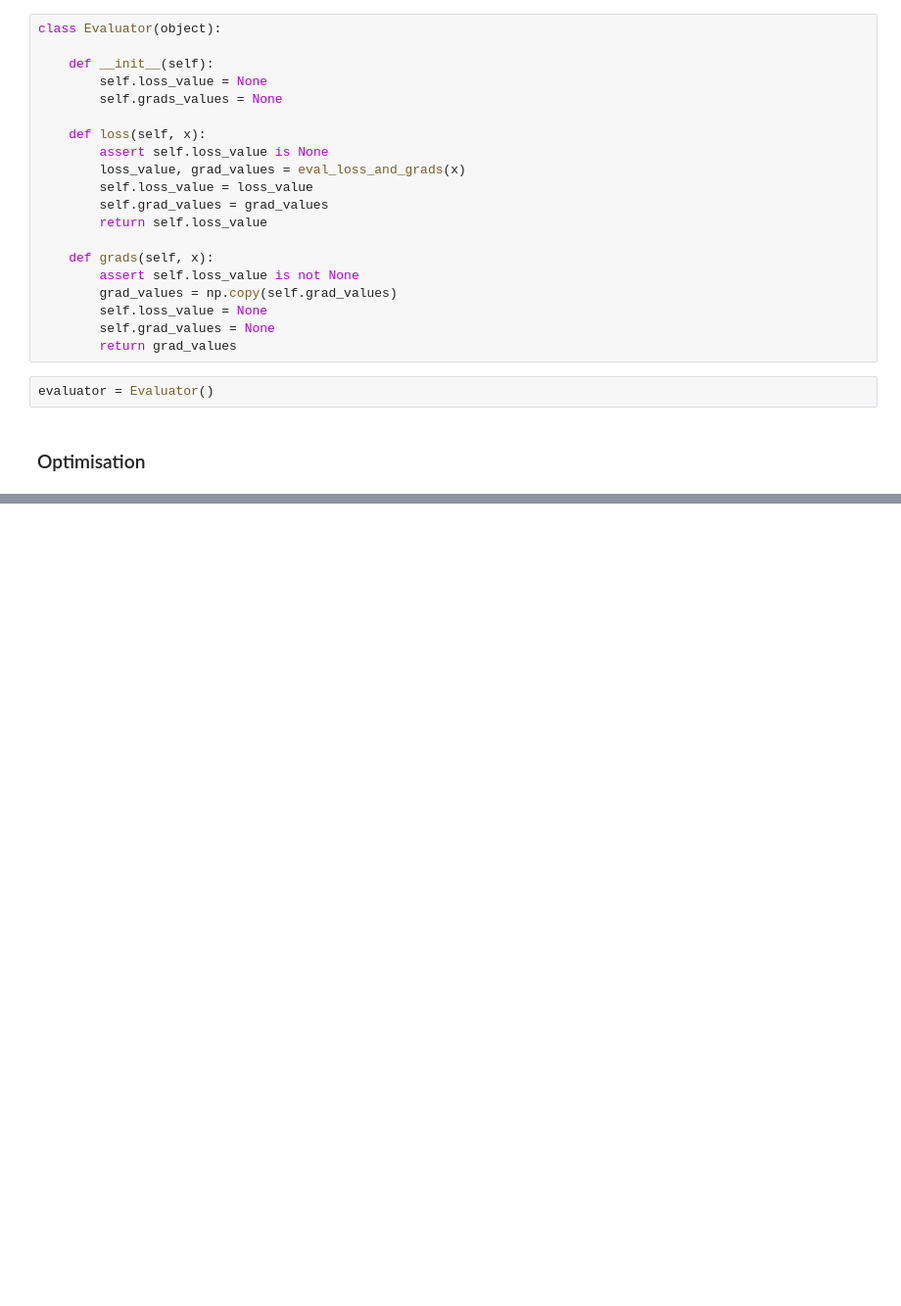
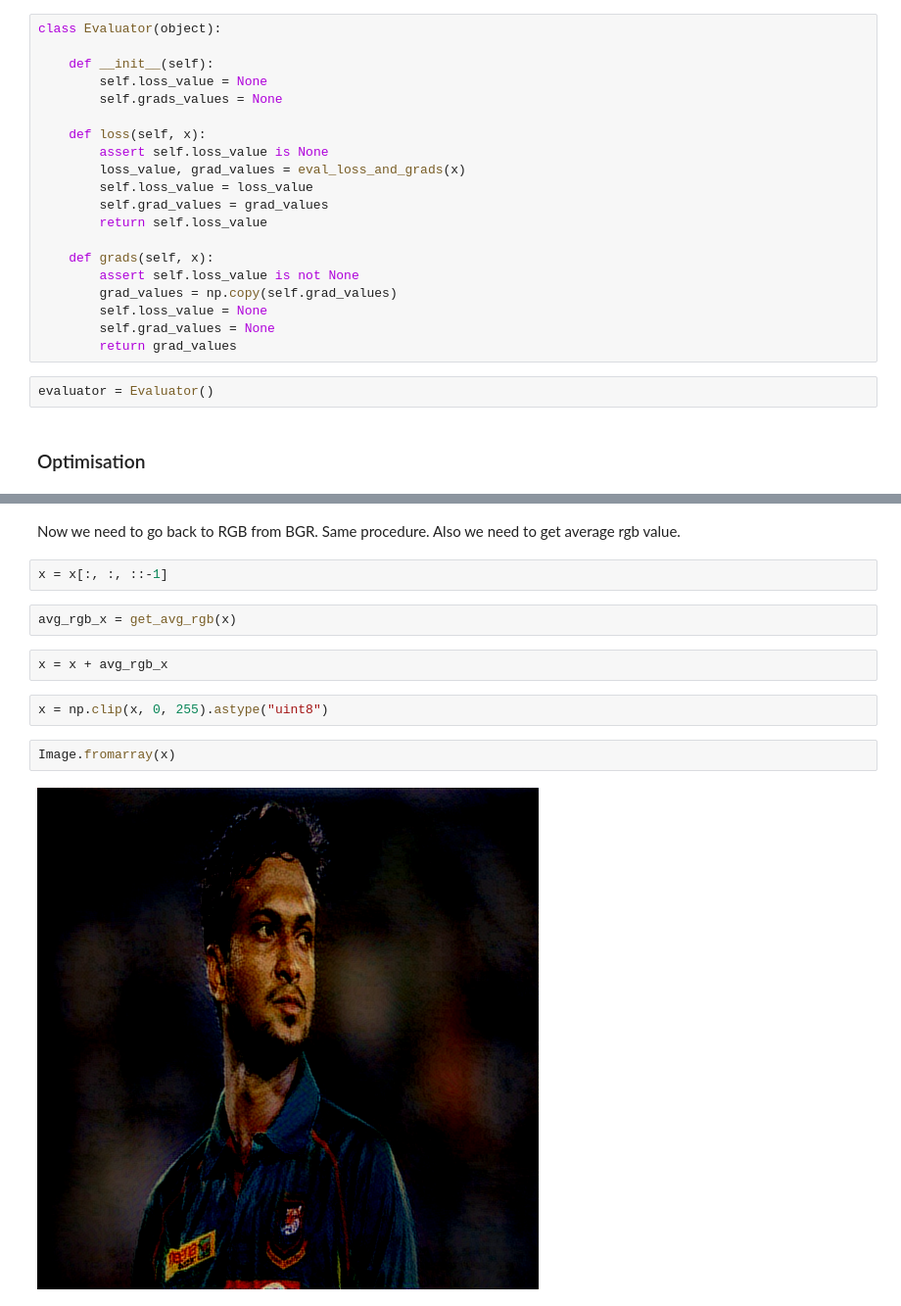
Before and after one commit to ShawonAshraf/ImageStyleTransfer, a Jupyter notebook: Work/notebook/work.ipynb, the cells around one changed output, grey strips where cells are left out. Shown at 98% size. Drawn from its saved outputs; the diff is of its cells as text; blank space fills up the shorter version.

```diff
--- a/Work/notebook/work.ipynb
+++ b/Work/notebook/work.ipynb
@@ -256,0 +272,14 @@ Start of iteration 1
+# %% [markdown]
+Now we need to go back to RGB from BGR. Same procedure. Also we need to get average rgb value.
+# %%
+x = x[:, :, ::-1]
+# %%
+avg_rgb_x = get_avg_rgb(x)
+# %%
+x = x + avg_rgb_x
+# %%
+x = np.clip(x, 0, 255).astype("uint8")
+# %%
+Image.fromarray(x)
+# %% [output]
+[figure, added]
```
Also changed, not shown: parts of 5 cells of this notebook.
